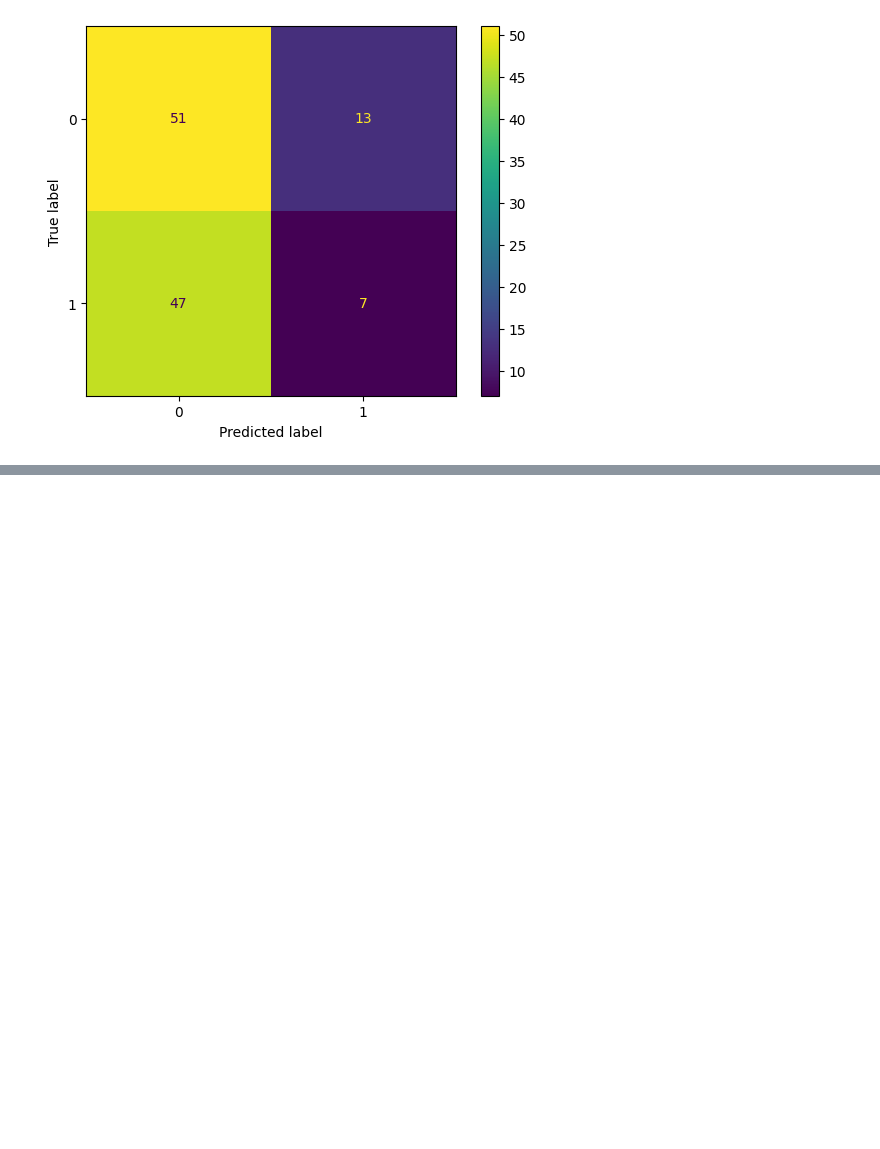
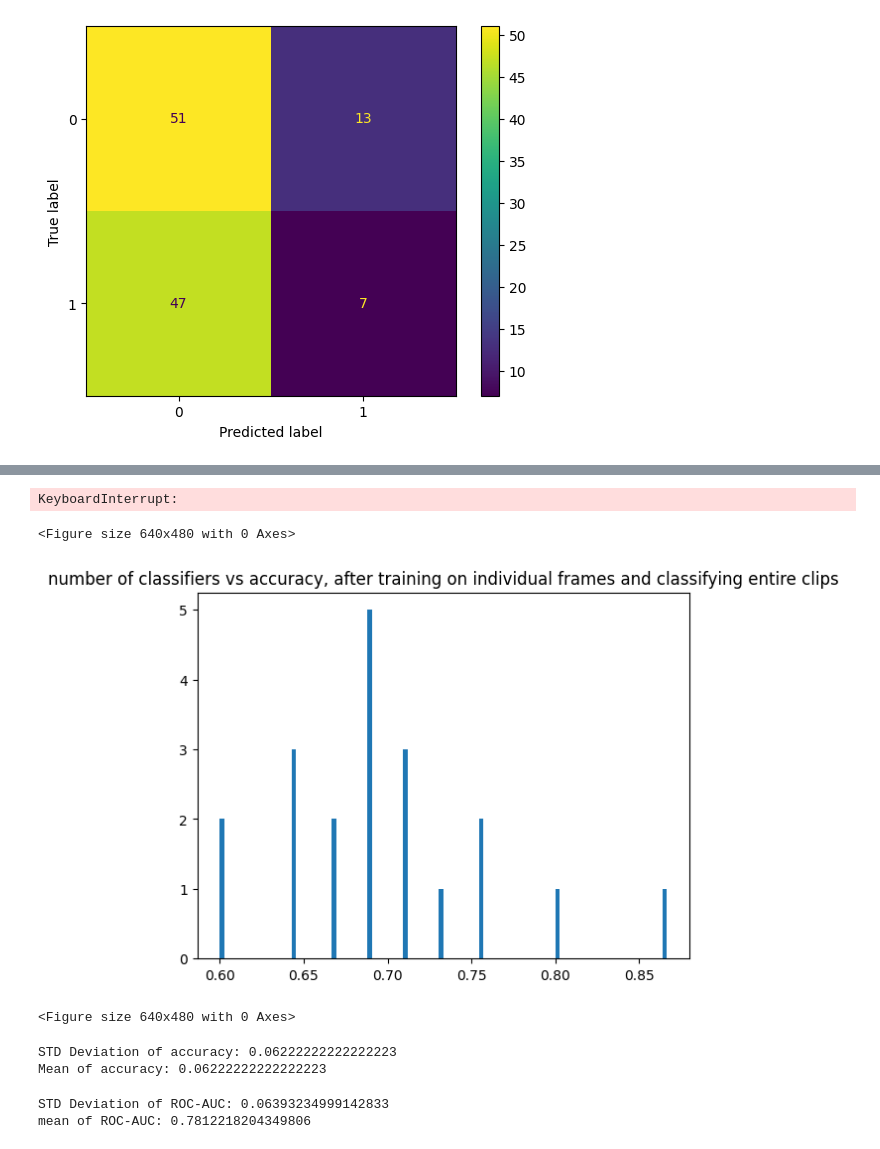
Before and after one commit to afnanmmir/Shot-Predictor, a Jupyter notebook: models/rev1_catboost/catboost.ipynb, the cells around one changed output, grey strips where cells are left out. Cells and saved outputs as stored; diff of their text form; code cells hidden in the pictures; blank space fills up the shorter version.

```diff
--- a/models/rev1_catboost/catboost.ipynb
+++ b/models/rev1_catboost/catboost.ipynb
@@ -139,0 +138,54 @@ One idea to improve the accuracy is to train multiple Catboost trees, and maybe
+# %%
+from catboost import CatBoostClassifier
+from sklearn.metrics import roc_auc_score, accuracy_score
+import pandas as pd
+import numpy as np
+from sklearn.model_selection import train_test_split
+from sklearn.metrics import roc_auc_score
+import pickle
+import os
+
+accuracies = []
+roc_aucs = []
+for i in range(100):
+    data = pd.read_csv("data_concatVectors.csv",header=None)
+    data = data.sample(frac=1)
+    data = data.reset_index(drop=True)
+    labels = data[0]
+    data = data.drop(0,axis='columns')
+    X_train, X_test, y_train, y_test = train_test_split(data, labels, test_size=0.3)
+    X_train = X_train.to_numpy()
+    X_test = X_test.to_numpy()
+    y_train = np.asarray(y_train.values.tolist())
+    y_test = np.asarray(y_test.values.tolist())
+    cbm = CatBoostClassifier(silent=True)
+    cbm.fit(X_train,y_train)
+    preds = cbm.predict(X_test)
+    softpreds = cbm.predict_proba(X_test)[:,1]
+    accuracies.append(accuracy_score(y_test,preds))
+    roc_aucs.append(roc_auc_score(y_test,softpreds))
+# %% [output]
+KeyboardInterrupt:
+# %%
+from matplotlib import pyplot as plt
+plt.hist(accuracies,bins=100)
+plt.title("number of classifiers vs accuracy, after training on individual frames and classifying entire clips")
+plt.figure()
+# %% [output]
+<Figure size 640x480 with 0 Axes>
+[figure, added]
+<Figure size 640x480 with 0 Axes>
+# %%
+accuracies = np.asarray(accuracies)
+print("STD Deviation of accuracy: "+str(np.std(accuracies)))
+print("Mean of accuracy: "+str(np.std(accuracies)))
+# %% [output]
+STD Deviation of accuracy: 0.06222222222222223
+Mean of accuracy: 0.06222222222222223
+# %%
+roc_aucs = np.asarray(roc_aucs)
+print("STD Deviation of ROC-AUC: "+str(np.std(roc_aucs)))
+print("mean of ROC-AUC: "+str(np.mean(roc_aucs)))
+# %% [output]
+STD Deviation of ROC-AUC: 0.06393234999142833
+mean of ROC-AUC: 0.7812218204349806
```
Also changed, not shown: parts of 4 cells of this notebook, 8 other files.
